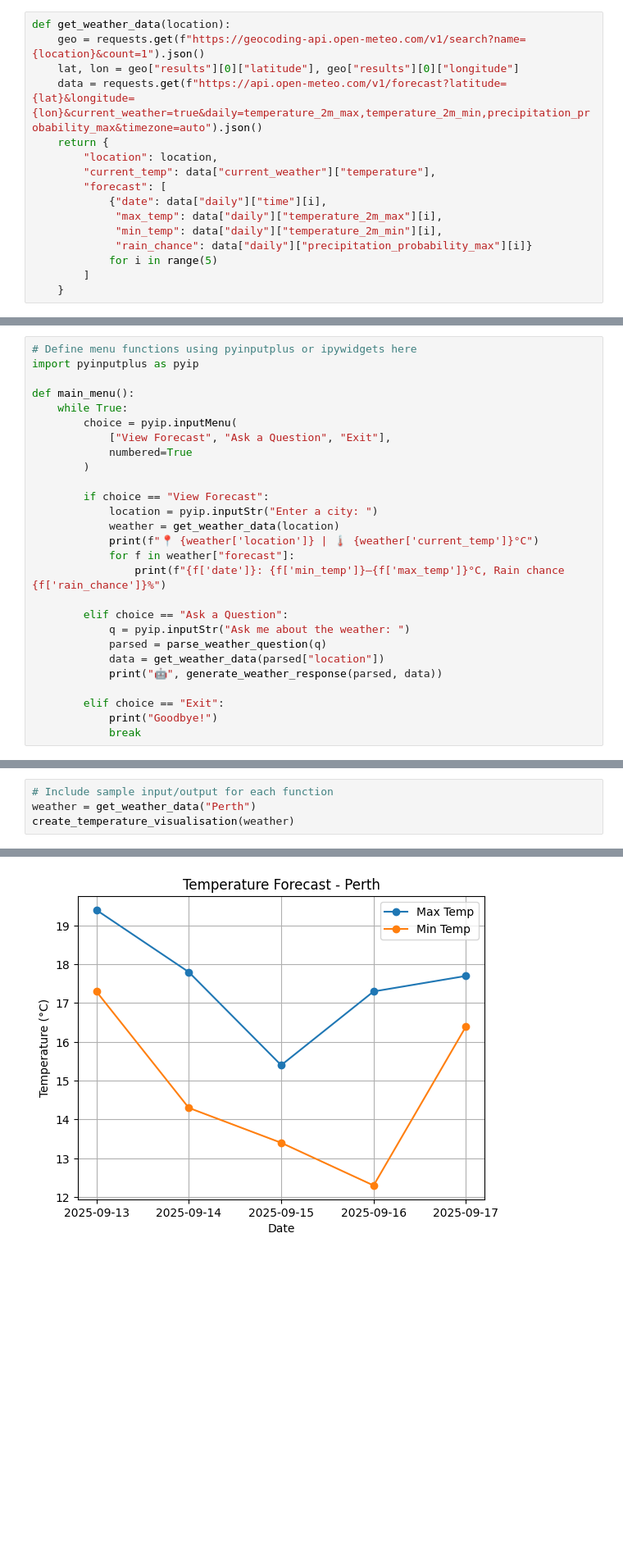
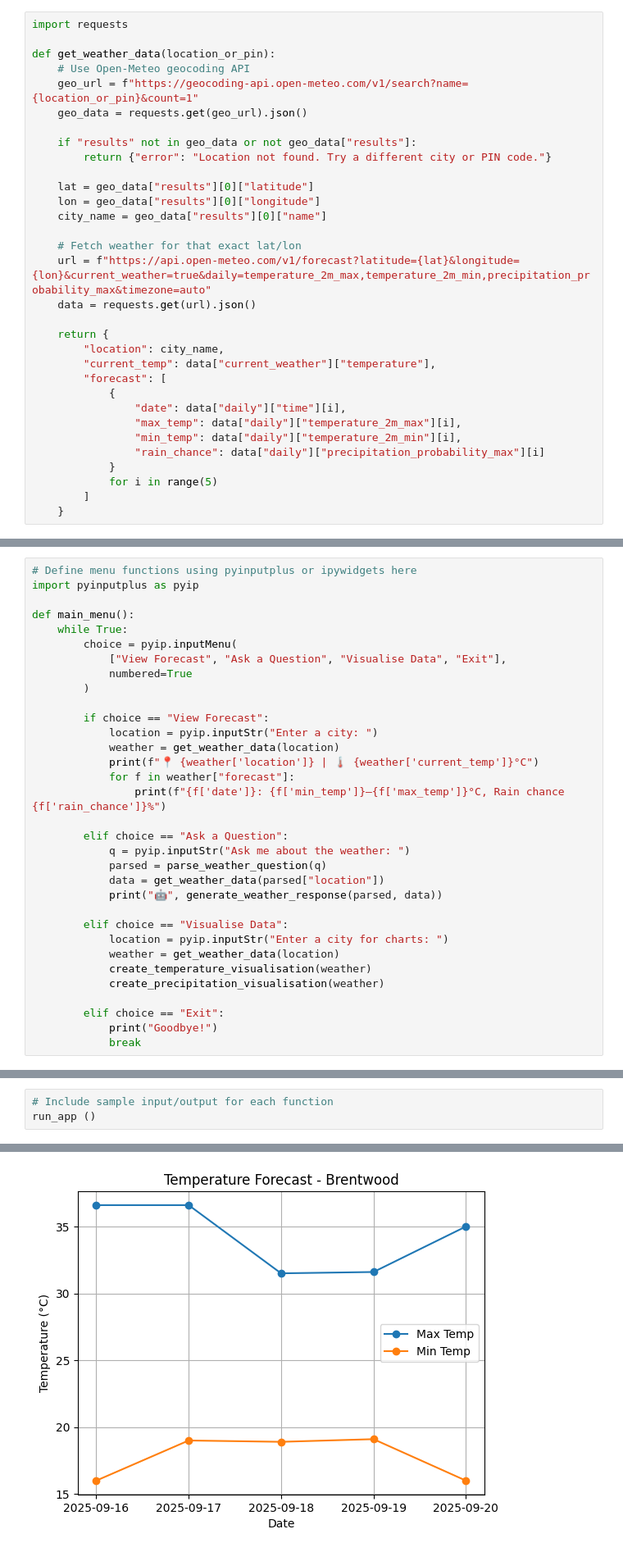
Before and after one commit to HanselWilfred/WeatherWise-Hansel-Wilfred, a Jupyter notebook: starter_notebook.ipynb, the cells around one changed output, grey strips where cells are left out. Shown at 82% size. Saved outputs shown, nothing was run; the diff lists cells and outputs as text; blank space fills up the shorter version.

Commit message:
done with setting up and configuration. started with weather data functions

```diff
--- a/starter_notebook.ipynb
+++ b/starter_notebook.ipynb
@@ -56,18 +58,34 @@ from fetch_my_weather import get_weather
 # %% [markdown]
 ## 🌤️ Weather Data Functions
 # %%
-def get_weather_data(location):
-    geo = requests.get(f"https://geocoding-api.open-meteo.com/v1/search?name={location}&count=1").json()
-    lat, lon = geo["results"][0]["latitude"], geo["results"][0]["longitude"]
-    data = requests.get(f"https://api.open-meteo.com/v1/forecast?latitude={lat}&longitude={lon}&current_weather=true&daily=temperature_2m_max,temperature_2m_min,precipitation_probability_max&timezone=auto").json()
+import requests
+
+def get_weather_data(location_or_pin):
+    # Use Open-Meteo geocoding API
+    geo_url = f"https://geocoding-api.open-meteo.com/v1/search?name={location_or_pin}&count=1"
+    geo_data = requests.get(geo_url).json()
+
+    if "results" not in geo_data or not geo_data["results"]:
+        return {"error": "Location not found. Try a different city or PIN code."}
+
+    lat = geo_data["results"][0]["latitude"]
+    lon = geo_data["results"][0]["longitude"]
+    city_name = geo_data["results"][0]["name"]
+
+    # Fetch weather for that exact lat/lon
+    url = f"https://api.open-meteo.com/v1/forecast?latitude={lat}&longitude={lon}&current_weather=true&daily=temperature_2m_max,temperature_2m_min,precipitation_probability_max&timezone=auto"
+    data = requests.get(url).json()
+
     return {
-        "location": location,
+        "location": city_name,
         "current_temp": data["current_weather"]["temperature"],
         "forecast": [
-            {"date": data["daily"]["time"][i],
-             "max_temp": data["daily"]["temperature_2m_max"][i],
-             "min_temp": data["daily"]["temperature_2m_min"][i],
-             "rain_chance": data["daily"]["precipitation_probability_max"][i]}
+            {
+                "date": data["daily"]["time"][i],
+                "max_temp": data["daily"]["temperature_2m_max"][i],
+                "min_temp": data["daily"]["temperature_2m_min"][i],
+                "rain_chance": data["daily"]["precipitation_probability_max"][i]
+            }
             for i in range(5)
         ]
     }
@@ -158,7 +176,7 @@ import pyinputplus as pyip
 def main_menu():
     while True:
         choice = pyip.inputMenu(
-            ["View Forecast", "Ask a Question", "Exit"],
+            ["View Forecast", "Ask a Question", "Visualise Data", "Exit"],
             numbered=True
         )
 
@@ -175,6 +193,12 @@ def main_menu():
             data = get_weather_data(parsed["location"])
             print("🤖", generate_weather_response(parsed, data))
 
+        elif choice == "Visualise Data":
+            location = pyip.inputStr("Enter a city for charts: ")
+            weather = get_weather_data(location)
+            create_temperature_visualisation(weather)
+            create_precipitation_visualisation(weather)
+
         elif choice == "Exit":
             print("Goodbye!")
             break
@@ -189,6 +214,5 @@ def run_app():
 ## 🧪 Testing and Examples
 # %%
 # Include sample input/output for each function
-weather = get_weather_data("Perth")
-create_temperature_visualisation(weather)
+run_app ()
 # %% [output]
@@ -195 +236 @@ create_temperature_visualisation(weather)
-[figure, old version]
+[figure, new version]
```
Also changed, not shown: parts of 3 cells of this notebook.
